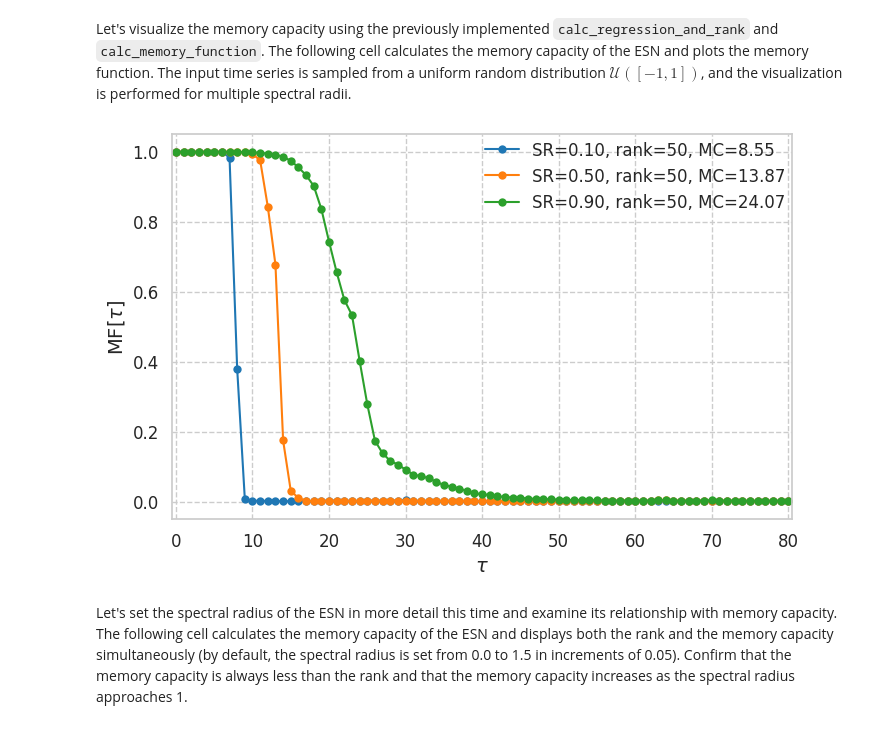
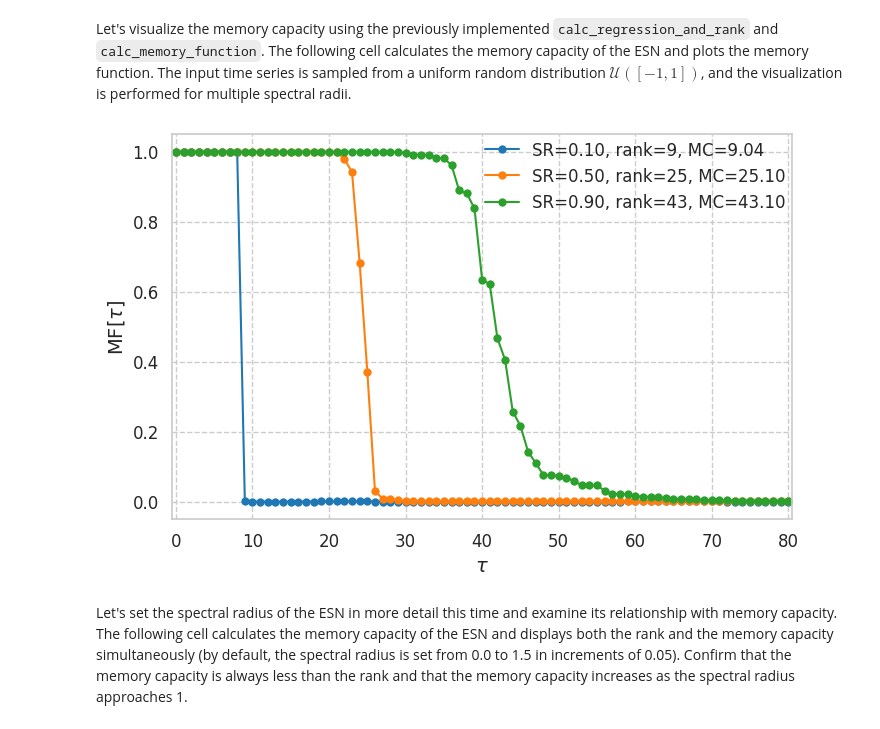
Before and after one commit to zhewengao/RC-bootcamp, a Jupyter notebook: 06_memory_capacity.ipynb, the cells around one changed output. Cells and saved outputs as stored; diff of their text form; code cells hidden in the pictures.

```diff
--- a/06_memory_capacity.ipynb
+++ b/06_memory_capacity.ipynb
@@ -295,8 +295,8 @@ rnd = np.random.default_rng(seed)
 srs = np.array([0.1, 0.5, 0.9])
 w_in = Linear(1, dim, bound=0.1, bias=0.0, rnd=rnd)
 
-net = ESN(dim, sr=srs[:, None], f=np.tanh, p=1, rnd=rnd)
-# net = ESN(dim, sr=srs[:, None], f=lambda t: t, p=1, rnd=rnd)  # Linear reservoir.
+# net = ESN(dim, sr=srs[:, None], f=np.tanh, p=1, rnd=rnd)
+net = ESN(dim, sr=srs[:, None], f=lambda t: t, p=1, rnd=rnd)  # Linear reservoir.
 # net.weight[:] = np.roll(np.eye(dim), 1, axis=0)  # Ring topology.
 
 x0 = np.zeros((srs.shape[0], dim))
@@ -312,34 +312,34 @@ taus = np.arange(0, 81)
 r2s = None
 U, mask, ranks = calc_regression_and_rank(xs[t_washout:].swapaxes(0, -2))
 for idx, tau in enumerate(tqdm(taus, display=display)):
     zeta = us[t_washout - tau : t_total - tau]
     r2 = calc_memory_function(U, mask, zeta)[..., 0]
     if r2s is None:
         r2s = np.zeros((taus.shape[0], *r2.shape))
     r2s[idx] = r2
 mcs = np.sum(r2s, axis=0)
 labels = []
 for sr, rank, mc in zip(srs, ranks, mcs, strict=True):
     labels.append(f"SR={sr:.2f}, rank={rank}, MC={mc:.2f}")
 
 fig, ax = plt.subplots(1, 1, figsize=(8, 5))
 ax.plot(taus, r2s, "o-", label=labels)
 ax.set_xlim(taus.min() - 0.5, taus.max() + 0.5)
 ax.set_ylim(-0.05, 1.05)
 ax.legend(
     loc="upper right",
     borderaxespad=0,
     ncol=1,
     fontsize=12,
     frameon=False,
 )
 ax.set_xlabel(r"$\tau$", fontsize=14)
 ax.set_ylabel(r"$\mathrm{MF}[\tau]$", fontsize=14)
 ax.tick_params(axis="both", which="major", labelsize=12)
 
 None
 # %% [output]
-[figure, old version]
+[figure, new version]
 # %% [markdown]
 Let's set the spectral radius of the ESN in more detail this time and examine its relationship with memory capacity.
 The following cell calculates the memory capacity of the ESN and displays both the rank and the memory capacity simultaneously (by default, the spectral radius is set from 0.0 to 1.5 in increments of 0.05).
```
Also changed, not shown: parts of 3 cells of this notebook.
